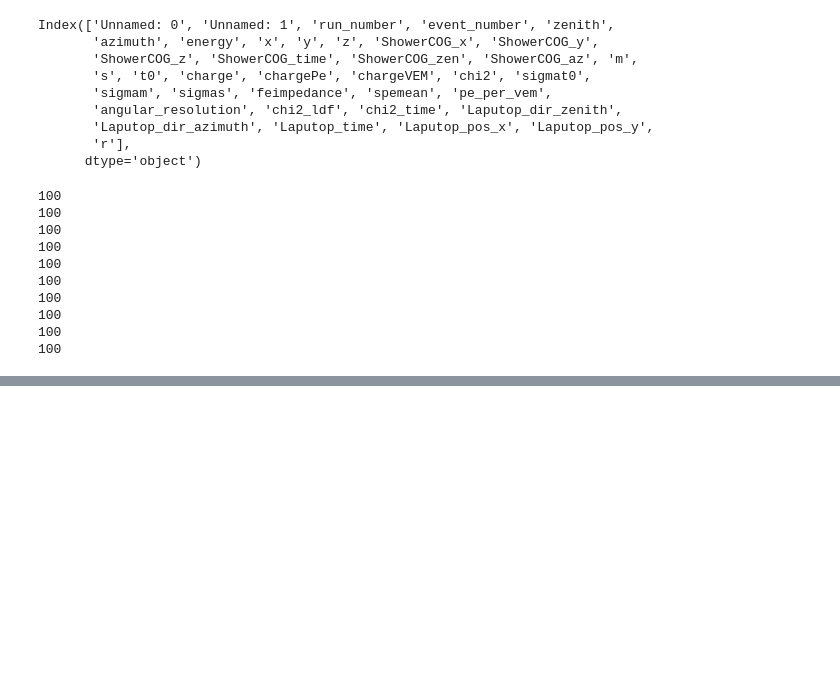
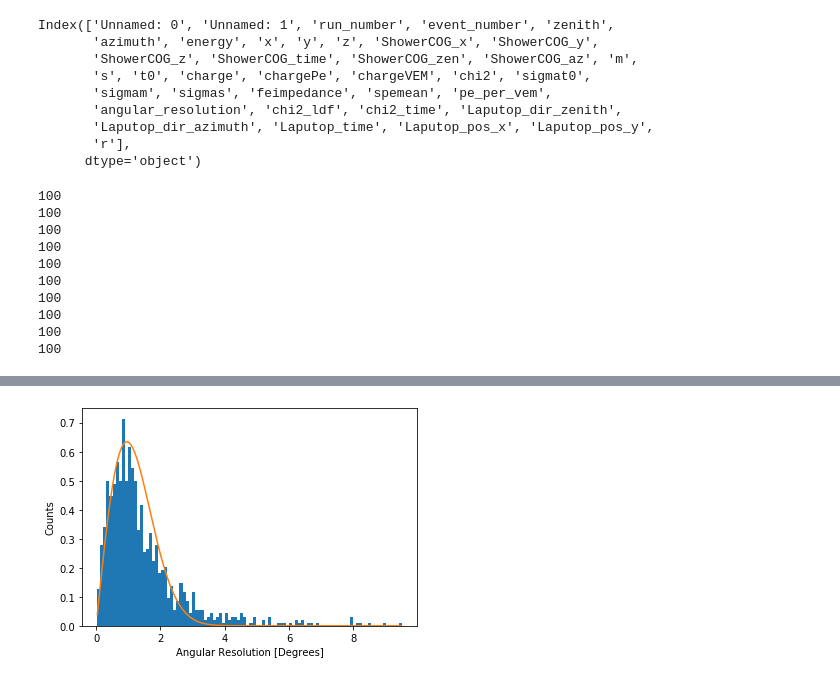
Before and after one commit to andyPhysics/CosmicRay, a Jupyter notebook: Check_fit-Copy1.ipynb, the cells around one changed output, grey strips where cells are left out. Drawn from its saved outputs; the diff is of its cells as text; code cells hidden in the pictures; blank space fills up the shorter version.

```diff
--- a/Check_fit-Copy1.ipynb
+++ b/Check_fit-Copy1.ipynb
@@ -378,3 +371,14 @@ fit
+# %%
+hist = plt.hist(res2[res2<10],bins=100,density=True)
+x = np.linspace(min(hist[1]),max(hist[1]),1000)
+y = Rayleigh(x,fit[0])
+#y = chi2(x,fit2[0])
+plt.plot(x,y)
+plt.xlabel('Angular Resolution [Degrees]')
+plt.ylabel('Counts')
+plt.show()
+# %% [output]
+[figure, added]
 # %%
 print('mean',fit[0][0]*(np.pi/2)**0.5)
 print('median',fit[0][0]*(-2*np.log(1-0.5))**0.5)
```
Also changed, not shown: parts of 6 cells of this notebook, 1 other file.
